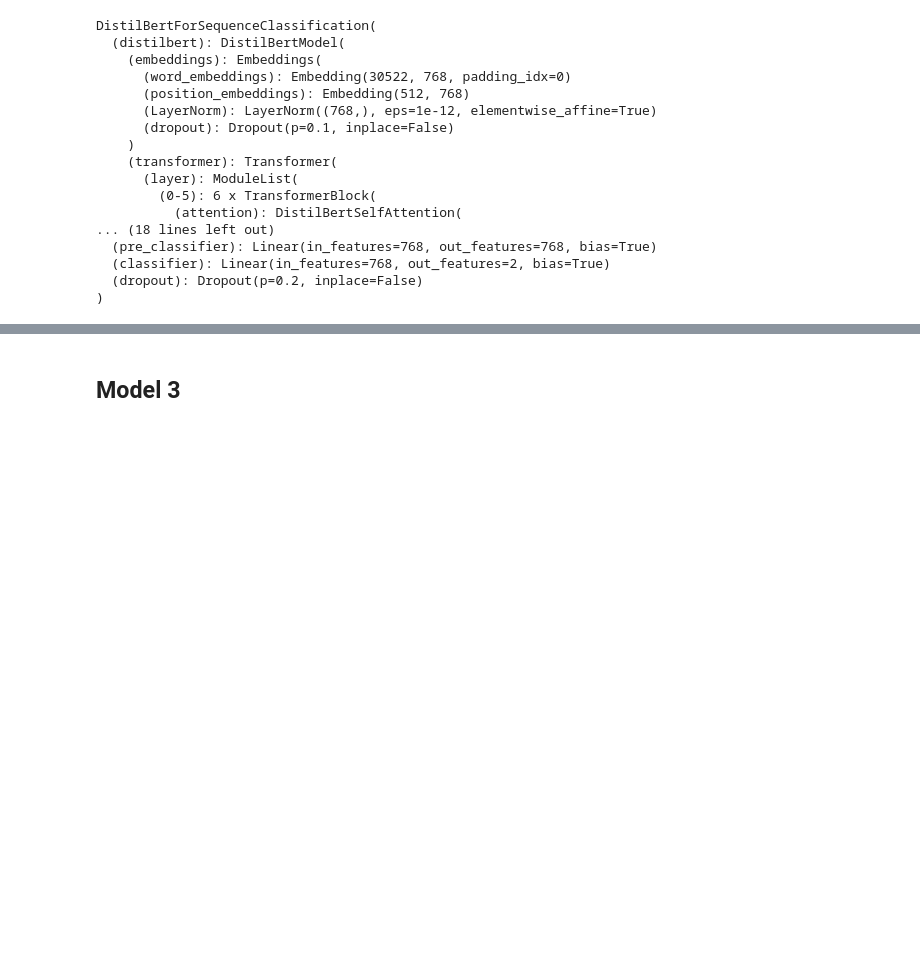
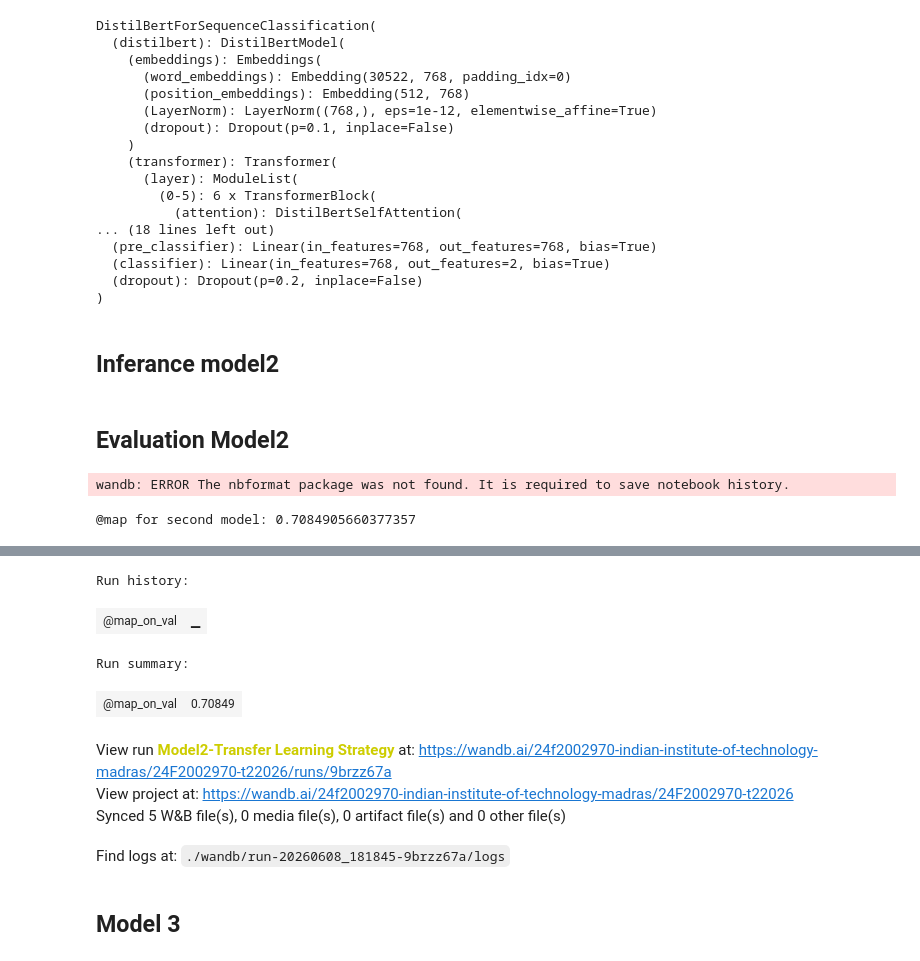
Before and after one commit to 24f2002970/Smart-MCQ-Solver-Challenge-24F2002970, a Jupyter notebook: notebooks/milestone-0.ipynb, the cells around one changed output, grey strips where cells are left out. Cells and saved outputs as stored; diff of their text form; code cells hidden in the pictures; blank space fills up the shorter version.

```diff
--- a/notebooks/milestone-0.ipynb
+++ b/notebooks/milestone-0.ipynb
@@ -472,3 +540,20 @@ plt.show()
 # %% [markdown]
 ## Model 2 (Transfer Learning Strategies)
 * Treat each option separately as a classification task
+# %%
+############### weight and bais initiaze for second model ##############
+# Start a new wandb run to track this script.
+run_2 = wandb.init(
+    # Set the wandb entity where your project will be logged (generally your team name).
+    entity="24f2002970-indian-institute-of-technology-madras",
+    # Set the wandb project where this run will be logged.
+    project="24F2002970-t22026",
+    # Track hyperparameters and run metadata.
+    name="Model2-Transfer Learning Strategy",
+    config={
+        "architecture": "distilbert",
+        "epochs": 1,
+        "batch_size": 16,
+        "number of levels":2
+    },
+)
@@ -597,7 +689,7 @@ print(f"\nModel loaded on device: {device}")
 from torch.optim import AdamW
 optimizer= AdamW(model_1.parameters(), lr=2e-5) # transfer learning LR
 
-num_epochs=40
+num_epochs=1
 model_1.train()
 print(f"\nStarting fine-tuning for {num_epochs} epochs...\n")
 
@@ -744,3 +834,5 @@ def predict_with_bert_model2(model, val_data, tokenizer, device):
 # val_predictions_model2= predict_with_bert_model2(
 #     model_1, val_data, tokenizer, device
 # )
+# %% [markdown]
+## Inferance model2
@@ -746,0 +847,16 @@ def predict_with_bert_model2(model, val_data, tokenizer, device):
+# %% [markdown]
+## Evaluation Model2
+# %%
+# by model2
+pred_top3_val_data_sec_model= predict_top3_2(model_1, val_data,tokenizer, device)
+model2_eval_on_val= calculate_map(pred_top3_val_data_sec_model,val_data['answer'].tolist())
+print(f"@map for second model: {model2_eval_on_val}")
+
+run_2.log({
+    "@map_on_val":model2_eval_on_val
+})
+
+run_2.finish()
+# %% [output]
+wandb: ERROR The nbformat package was not found. It is required to save notebook history.
+@map for second model: 0.7084905660377357
@@ -747,2 +864,10 @@ def predict_with_bert_model2(model, val_data, tokenizer, device):
+Run history:
+| @map_on_val | ▁ |
+Run summary:
+| @map_on_val | 0.70849 |
+View run Model2-Transfer Learning Strategy at: https://wandb.ai/24f2002970-indian-institute-of-technology-madras/24F2002970-t22026/runs/9brzz67a
+View project at: https://wandb.ai/24f2002970-indian-institute-of-technology-madras/24F2002970-t22026
+Synced 5 W&B file(s), 0 media file(s), 0 artifact file(s) and 0 other file(s)
+Find logs at: ./wandb/run-20260608_181845-9brzz67a/logs
 # %% [markdown]
 ## Model 3
```
Also changed, not shown: parts of 35 cells of this notebook, 31 other files.
